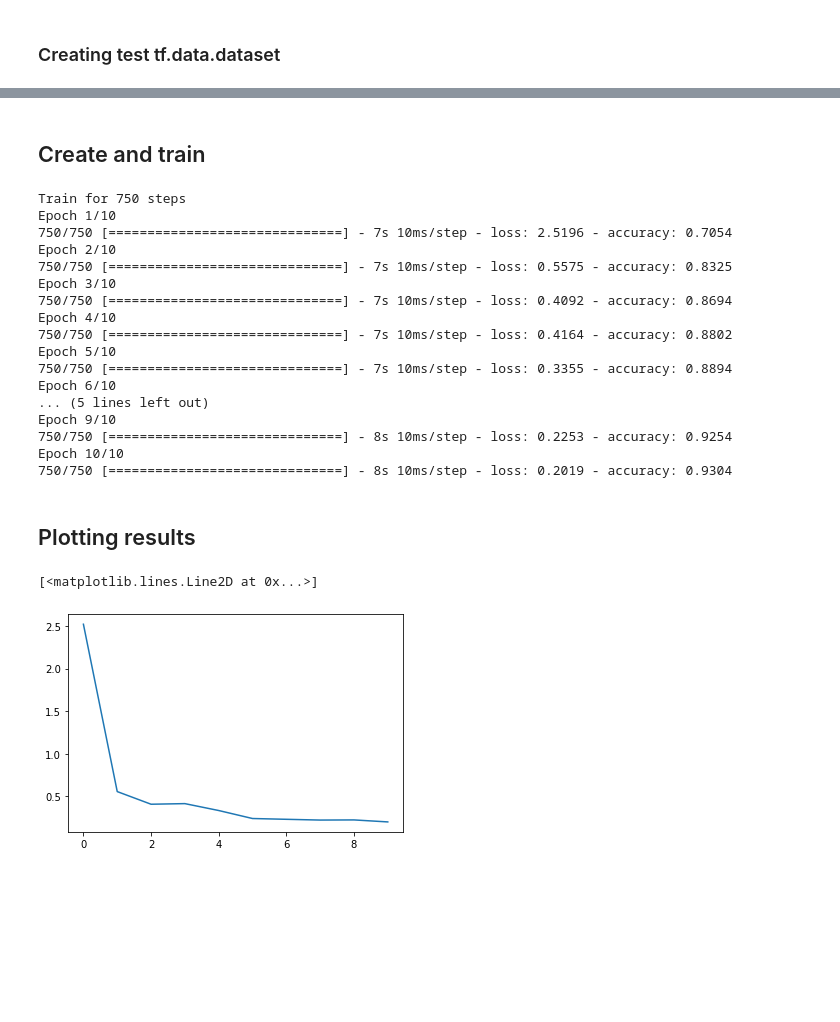
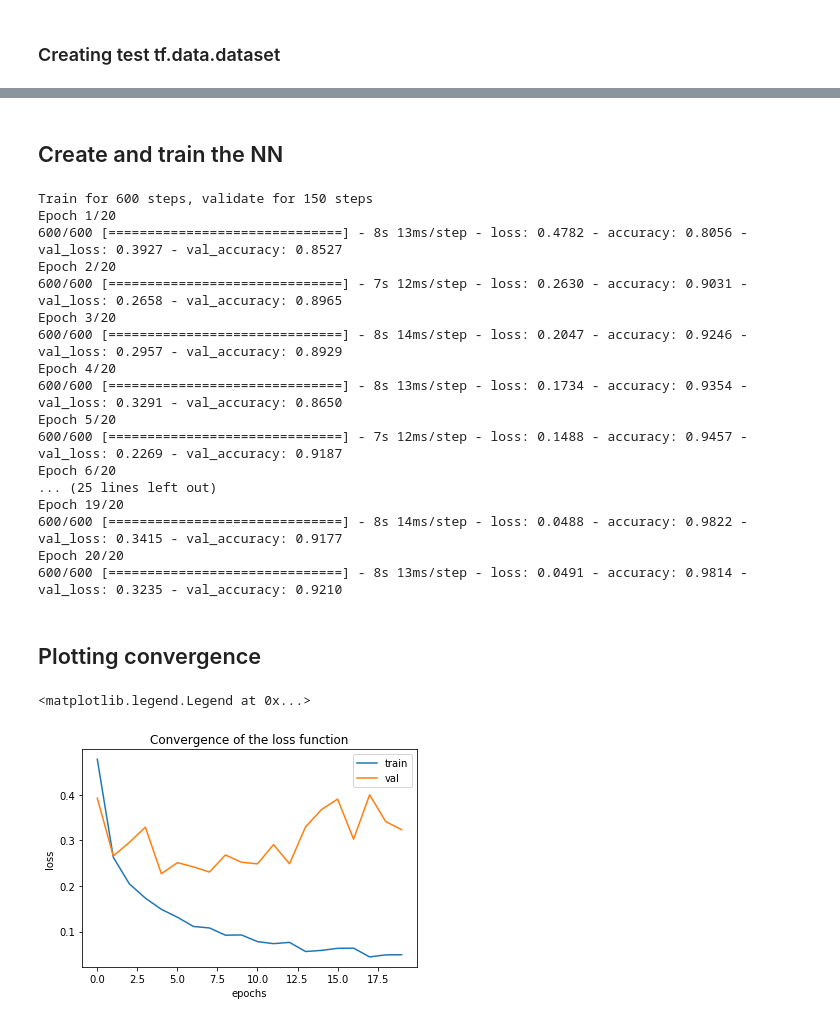
Before and after one commit to Chiratidzo/EncrypytedTrafficClassifier, a Jupyter notebook: models/MLP/MLP_Baseline.ipynb, the cells around one changed output, grey strips where cells are left out. Saved outputs shown, nothing was run; the diff lists cells and outputs as text; code cells hidden in the pictures; blank space fills up the shorter version.

Commit message:
Baseline models complete

```diff
--- a/models/MLP/MLP_Baseline.ipynb
+++ b/models/MLP/MLP_Baseline.ipynb
@@ -37,0 +72,2 @@ train_dataset = train_dataset.shuffle(len(train_df)).batch(BATCH_SIZE)
+# %%
+validation_dataset = tf.data.Dataset.from_tensor_slices((validation_df.values, validation_labels.values))
@@ -38,3 +84,5 @@ train_dataset = train_dataset.shuffle(len(train_df)).batch(BATCH_SIZE)
+# %%
+validation_dataset = validation_dataset.shuffle(len(validation_df)).batch(BATCH_SIZE)
 # %% [markdown]
 ### Creating test tf.data.dataset
 # %%
@@ -60,10 +113,11 @@ Features: [  1. 187. 244. ...   0.   0.   0.], Target: 0
 # %%
 test_dataset = test_dataset.shuffle(len(test_df)).batch(BATCH_SIZE)
 # %% [markdown]
-## Create and train
+## Create and train the NN
 # %%
 def get_compiled_model():
     model = tf.keras.Sequential([
+    tf.keras.layers.Dense(100, activation='relu'),
     tf.keras.layers.Dense(100, activation='relu'),
     tf.keras.layers.Dense(100, activation='relu'),
     tf.keras.layers.Dense(3)
@@ -75,29 +129,34 @@ def get_compiled_model():
     return model
 # %%
 model = get_compiled_model()
-history = model.fit(train_dataset, epochs=10)
+history = model.fit(train_dataset, epochs=20, validation_data = validation_dataset)
 # %% [output]
-Train for 750 steps
-Epoch 1/10
-750/750 [==============================] - 7s 10ms/step - loss: 2.5196 - accuracy: 0.7054
-Epoch 2/10
-750/750 [==============================] - 7s 10ms/step - loss: 0.5575 - accuracy: 0.8325
-Epoch 3/10
-750/750 [==============================] - 7s 10ms/step - loss: 0.4092 - accuracy: 0.8694
-Epoch 4/10
-750/750 [==============================] - 7s 10ms/step - loss: 0.4164 - accuracy: 0.8802
-Epoch 5/10
-750/750 [==============================] - 7s 10ms/step - loss: 0.3355 - accuracy: 0.8894
-Epoch 6/10
-... (5 lines left out)
-Epoch 9/10
-750/750 [==============================] - 8s 10ms/step - loss: 0.2253 - accuracy: 0.9254
-Epoch 10/10
-750/750 [==============================] - 8s 10ms/step - loss: 0.2019 - accuracy: 0.9304
+Train for 600 steps, validate for 150 steps
+Epoch 1/20
+600/600 [==============================] - 8s 13ms/step - loss: 0.4782 - accuracy: 0.8056 - val_loss: 0.3927 - val_accuracy: 0.8527
+Epoch 2/20
+600/600 [==============================] - 7s 12ms/step - loss: 0.2630 - accuracy: 0.9031 - val_loss: 0.2658 - val_accuracy: 0.8965
+Epoch 3/20
+600/600 [==============================] - 8s 14ms/step - loss: 0.2047 - accuracy: 0.9246 - val_loss: 0.2957 - val_accuracy: 0.8929
+Epoch 4/20
+600/600 [==============================] - 8s 13ms/step - loss: 0.1734 - accuracy: 0.9354 - val_loss: 0.3291 - val_accuracy: 0.8650
+Epoch 5/20
+600/600 [==============================] - 7s 12ms/step - loss: 0.1488 - accuracy: 0.9457 - val_loss: 0.2269 - val_accuracy: 0.9187
+Epoch 6/20
+... (25 lines left out)
+Epoch 19/20
+600/600 [==============================] - 8s 14ms/step - loss: 0.0488 - accuracy: 0.9822 - val_loss: 0.3415 - val_accuracy: 0.9177
+Epoch 20/20
+600/600 [==============================] - 8s 13ms/step - loss: 0.0491 - accuracy: 0.9814 - val_loss: 0.3235 - val_accuracy: 0.9210
 # %% [markdown]
-## Plotting results
+## Plotting convergence
-# %%
-plt.plot(history.history['loss'])
-# %% [output]
-[<matplotlib.lines.Line2D at 0x...>]
-[figure, removed]
+# %%
+plt.plot(history.history['loss'])
+plt.plot(history.history['val_loss'])
+plt.title('Convergence of the loss function')
+plt.xlabel('epochs')
+plt.ylabel('loss')
+plt.legend(['train','val'])
+# %% [output]
+<matplotlib.legend.Legend at 0x...>
+[figure, added]
```
Also changed, not shown: parts of 22 cells of this notebook, 1 other file.
